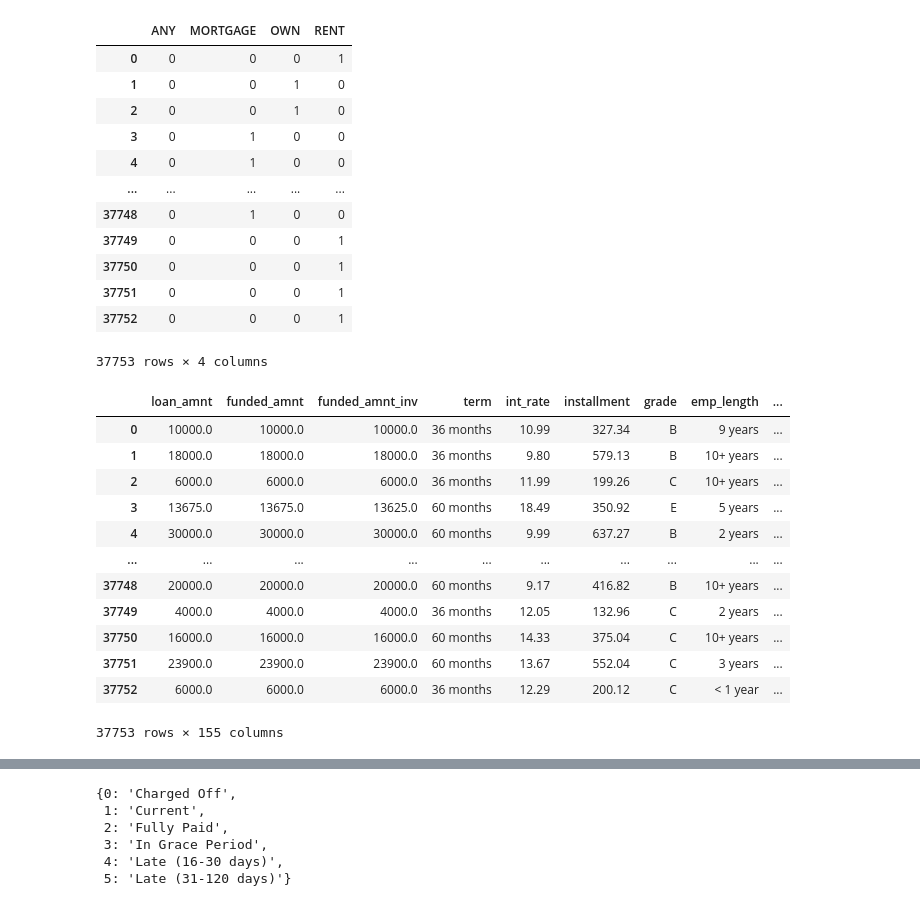
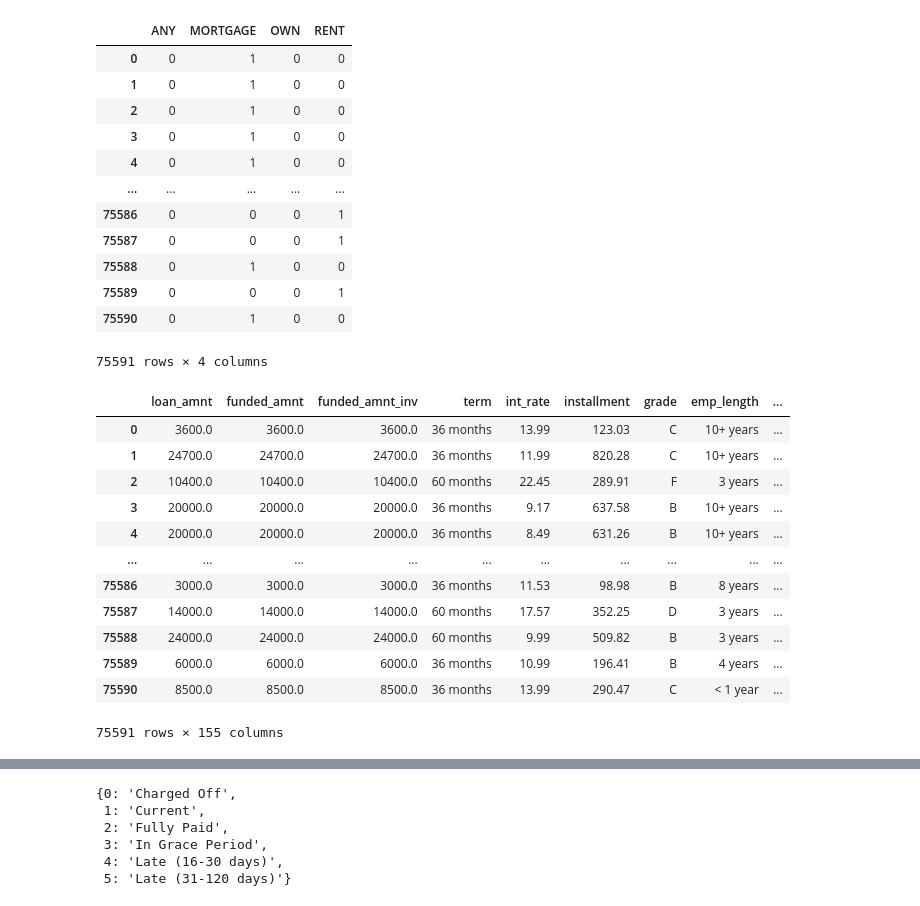
Before and after one commit to hansaleem1/Robo-Loan, a Jupyter notebook: first_model.ipynb, the cells around one changed output, grey strips where cells are left out. Cells and saved outputs as stored; diff of their text form; code cells hidden in the pictures.

```diff
--- a/first_model.ipynb
+++ b/first_model.ipynb
@@ -191,0 +163,2 @@ data
+# %%
+data_accepted = data_accepted.drop(month_year, axis=1)
@@ -192,5 +181,5 @@ data
 # %%
 month_ordering = ['Jan', 'Feb', 'Mar', 'Apr', 'May', 'Jun', 'Jul', 'Aug', 'Sep', 'Oct', 'Nov', 'Dec']
 # %%
-for column in date_columns:
-    data[column + '_month'] = data[column + '_month'].apply(lambda x: month_ordering.index(x))
+for column in month_year:
+    data_accepted[column + '_month'] = data_accepted[column + '_month'].apply(lambda x: month_ordering.index(x))
@@ -233,7 +202,7 @@ data
 # %%
-for column in data.columns:
+for column in data_accepted.columns:
     try:
-        data[column] = data[column].astype(np.float)
+        data_accepted[column] = data_accepted[column].astype(np.float)
     except:
         pass
 # %%
@@ -284,50 +219,50 @@ nominal_features = ['home_ownership', 'verification_status', 'purpose', 'addr_st
 # %%
 #getting one hot columns for nomimal featues .
 
-pd.get_dummies(data['home_ownership'])
+pd.get_dummies(data_accepted['home_ownership'])
 # %% [output]
 |  | ANY | MORTGAGE | OWN | RENT |
-| 0 | 0 | 0 | 0 | 1 |
-| 1 | 0 | 0 | 1 | 0 |
-| 2 | 0 | 0 | 1 | 0 |
+| 0 | 0 | 1 | 0 | 0 |
+| 1 | 0 | 1 | 0 | 0 |
+| 2 | 0 | 1 | 0 | 0 |
 | 3 | 0 | 1 | 0 | 0 |
 | 4 | 0 | 1 | 0 | 0 |
 | ... | ... | ... | ... | ... |
-| 37748 | 0 | 1 | 0 | 0 |
-| 37749 | 0 | 0 | 0 | 1 |
-| 37750 | 0 | 0 | 0 | 1 |
-| 37751 | 0 | 0 | 0 | 1 |
-| 37752 | 0 | 0 | 0 | 1 |
+| 75586 | 0 | 0 | 0 | 1 |
+| 75587 | 0 | 0 | 0 | 1 |
+| 75588 | 0 | 1 | 0 | 0 |
+| 75589 | 0 | 0 | 0 | 1 |
+| 75590 | 0 | 1 | 0 | 0 |
-37753 rows × 4 columns
+75591 rows × 4 columns
 # %%
 
-def onehot_encode(df, columns):
+def one_column(data, columns):
 
-    df = df.copy()
+    data = data.copy()
     for column in columns:
-        dummies = pd.get_dummies(df[column], prefix=column)
-        df = pd.concat([df, dummies], axis=1)
-        df = df.drop(column, axis=1)
-    return df
+        dummies = pd.get_dummies(data[column], prefix=column)
+        data = pd.concat([data, dummies], axis=1)
+        data = data.drop(column, axis=1)
+    return data
 # %%
 
 
     # One-hot encode for colums
-onehot_encode(data,columns=['home_ownership', 'verification_status', 'purpose', 'addr_state'])
+one_column(data_accepted,columns=['home_ownership', 'verification_status', 'purpose', 'addr_state'])
 # %% [output]
 |  | loan_amnt | funded_amnt | funded_amnt_inv | term | int_rate | installment | grade | emp_length | ... |
-| 0 | 10000.0 | 10000.0 | 10000.0 | 36 months | 10.99 | 327.34 | B | 9 years | ... |
-| 1 | 18000.0 | 18000.0 | 18000.0 | 36 months | 9.80 | 579.13 | B | 10+ years | ... |
-| 2 | 6000.0 | 6000.0 | 6000.0 | 36 months | 11.99 | 199.26 | C | 10+ years | ... |
-| 3 | 13675.0 | 13675.0 | 13625.0 | 60 months | 18.49 | 350.92 | E | 5 years | ... |
-| 4 | 30000.0 | 30000.0 | 30000.0 | 60 months | 9.99 | 637.27 | B | 2 years | ... |
+| 0 | 3600.0 | 3600.0 | 3600.0 | 36 months | 13.99 | 123.03 | C | 10+ years | ... |
+| 1 | 24700.0 | 24700.0 | 24700.0 | 36 months | 11.99 | 820.28 | C | 10+ years | ... |
+| 2 | 10400.0 | 10400.0 | 10400.0 | 60 months | 22.45 | 289.91 | F | 3 years | ... |
+| 3 | 20000.0 | 20000.0 | 20000.0 | 36 months | 9.17 | 637.58 | B | 10+ years | ... |
+| 4 | 20000.0 | 20000.0 | 20000.0 | 36 months | 8.49 | 631.26 | B | 10+ years | ... |
 | ... | ... | ... | ... | ... | ... | ... | ... | ... | ... |
-| 37748 | 20000.0 | 20000.0 | 20000.0 | 60 months | 9.17 | 416.82 | B | 10+ years | ... |
-| 37749 | 4000.0 | 4000.0 | 4000.0 | 36 months | 12.05 | 132.96 | C | 2 years | ... |
-| 37750 | 16000.0 | 16000.0 | 16000.0 | 60 months | 14.33 | 375.04 | C | 10+ years | ... |
-| 37751 | 23900.0 | 23900.0 | 23900.0 | 60 months | 13.67 | 552.04 | C | 3 years | ... |
-| 37752 | 6000.0 | 6000.0 | 6000.0 | 36 months | 12.29 | 200.12 | C | < 1 year | ... |
+| 75586 | 3000.0 | 3000.0 | 3000.0 | 36 months | 11.53 | 98.98 | B | 8 years | ... |
+| 75587 | 14000.0 | 14000.0 | 14000.0 | 60 months | 17.57 | 352.25 | D | 3 years | ... |
+| 75588 | 24000.0 | 24000.0 | 24000.0 | 60 months | 9.99 | 509.82 | B | 3 years | ... |
+| 75589 | 6000.0 | 6000.0 | 6000.0 | 36 months | 10.99 | 196.41 | B | 4 years | ... |
+| 75590 | 8500.0 | 8500.0 | 8500.0 | 36 months | 13.99 | 290.47 | C | < 1 year | ... |
-37753 rows × 155 columns
+75591 rows × 155 columns
 # %%
 
 binary_features = ['term', 'pymnt_plan', 'initial_list_status', 'application_type', 'hardship_flag', 'disbursement_method', 'debt_settlement_flag']
```
Also changed, not shown: parts of 63 cells of this notebook.
